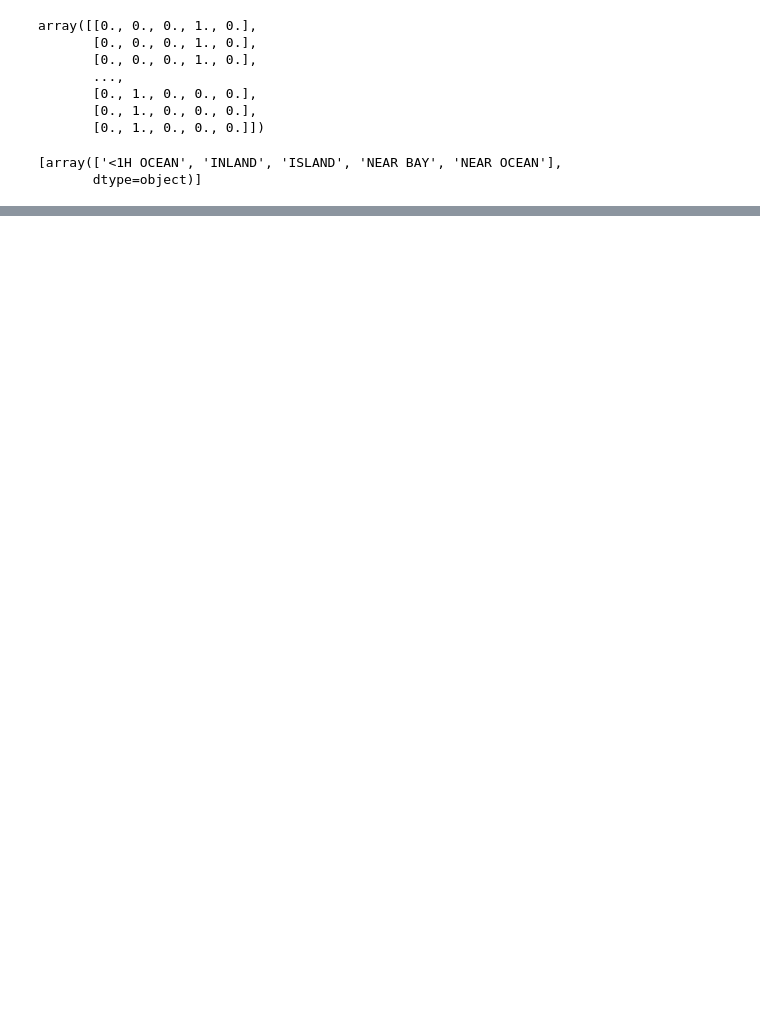
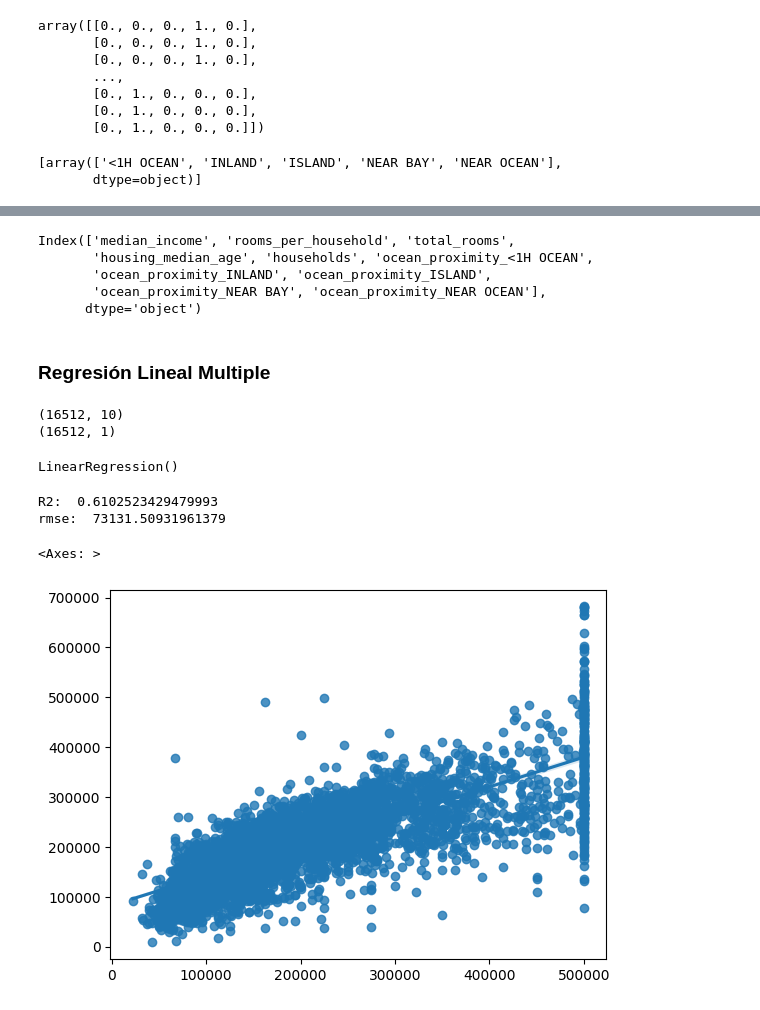
Before and after one commit to ETorresSacha/clases-MI, a Jupyter notebook: california_Housing.ipynb, the cells around one changed output, grey strips where cells are left out. Cells and saved outputs as stored; diff of their text form; code cells hidden in the pictures; blank space fills up the shorter version.

```diff
--- a/california_Housing.ipynb
+++ b/california_Housing.ipynb
@@ -297,0 +303,49 @@ data
+# %%
+data1 = pd.concat([x,encoded_df],axis=1)
+data1.columns
+# %% [output]
+Index(['median_income', 'rooms_per_household', 'total_rooms',
+       'housing_median_age', 'households', 'ocean_proximity_<1H OCEAN',
+       'ocean_proximity_INLAND', 'ocean_proximity_ISLAND',
+       'ocean_proximity_NEAR BAY', 'ocean_proximity_NEAR OCEAN'],
+      dtype='object')
+# %%
+x = data1.values  # solo tomamos los valores de data1
+# %% [markdown]
+### Regresión Lineal Multiple
+# %%
+from sklearn.model_selection import train_test_split
+x_train, x_test, y_train, y_test = train_test_split(x,y,test_size=0.2)
+# %%
+print(x_train.shape)
+print(y_train.shape)
+# %% [output]
+(16512, 10)
+(16512, 1)
+# %%
+from sklearn.linear_model import LinearRegression
+lin_reg = LinearRegression()
+lin_reg.fit(x_train,y_train)
+# %% [output]
+LinearRegression()
+# %%
+y_pred = lin_reg.predict(x_test)
+# %%
+from sklearn.metrics import mean_squared_error,r2_score
+# R2
+r2 = r2_score(y_test,y_pred)
+r2
+print('R2: ',r2)
+#rmse
+mse = mean_squared_error(y_test, y_pred) # devuelve el error cuadrático medio
+rmse = np.sqrt(mse)
+print ('rmse: ',rmse)
+# %% [output]
+R2:  0.6102523429479993
+rmse:  73131.50931961379
+# %%
+import seaborn as sns
+sns.regplot(x=y_test,y=y_pred) # seaborn: grafica los puntos y te da la linea de regresion
+# %% [output]
+<Axes: >
+[figure, added]
```
Also changed, not shown: parts of 17 cells of this notebook.
